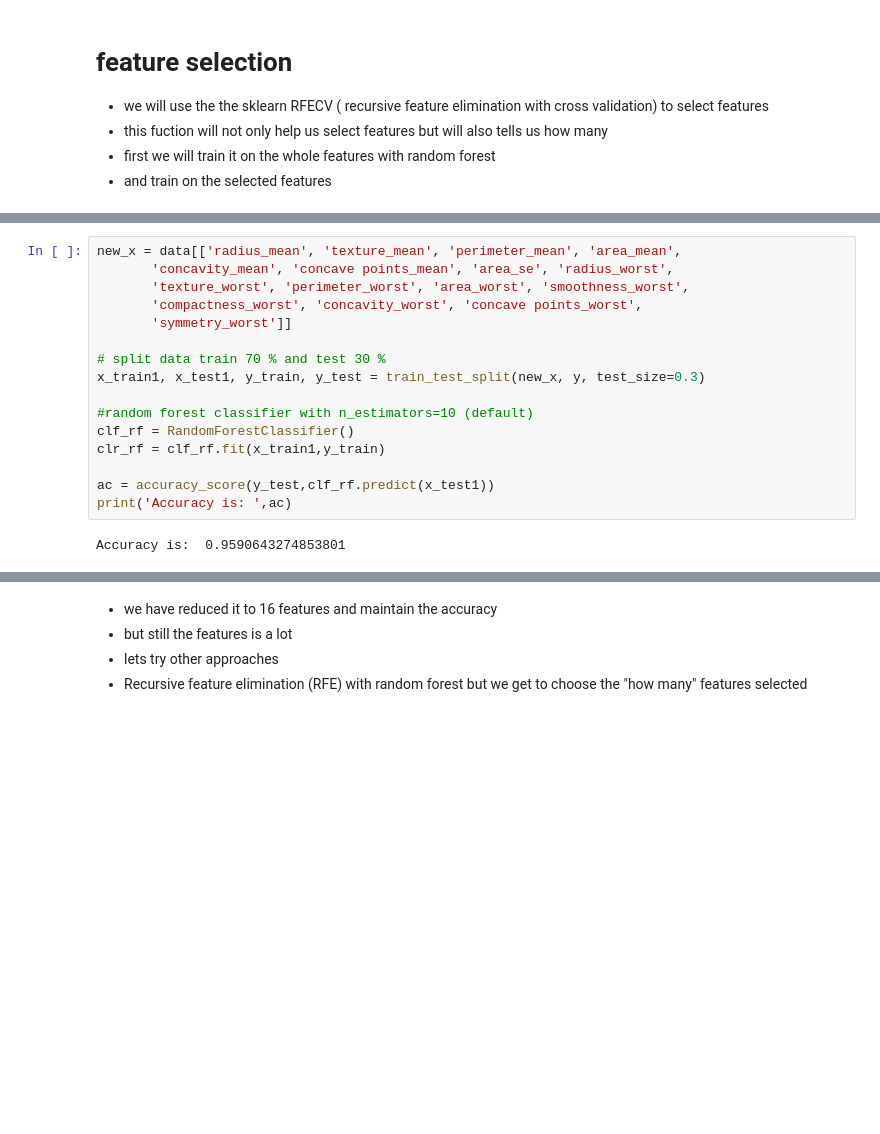
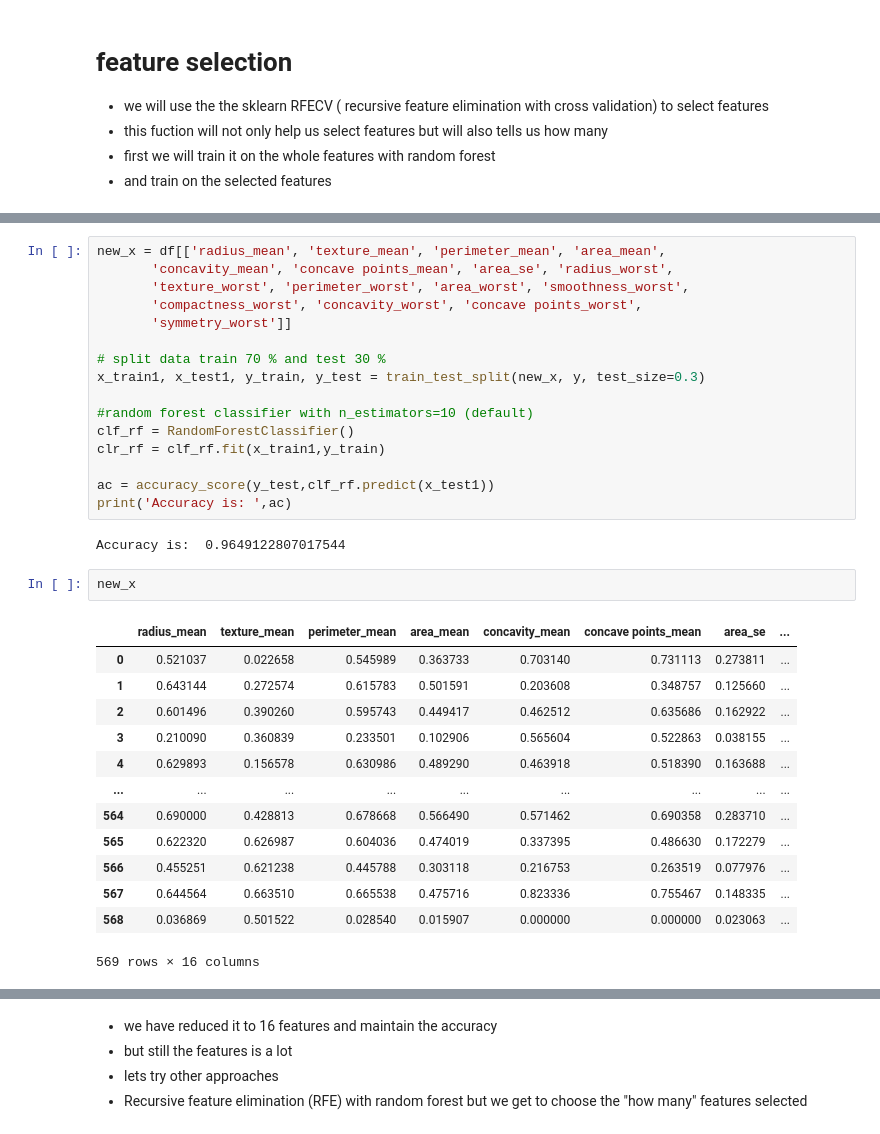
Before and after one commit to sam23121/Breast_cancer, a Jupyter notebook: notebooks/EDA.ipynb, the cells around one changed output, grey strips where cells are left out. Cells and saved outputs as stored; diff of their text form; blank space fills up the shorter version.

```diff
--- a/notebooks/EDA.ipynb
+++ b/notebooks/EDA.ipynb
@@ -160,6 +249,6 @@ Best features : Index(['radius_mean', 'texture_mean', 'perimeter_mean', 'area_me
       dtype='object')
 # %%
-new_x = data[['radius_mean', 'texture_mean', 'perimeter_mean', 'area_mean',
+new_x = df[['radius_mean', 'texture_mean', 'perimeter_mean', 'area_mean',
        'concavity_mean', 'concave points_mean', 'area_se', 'radius_worst',
        'texture_worst', 'perimeter_worst', 'area_worst', 'smoothness_worst',
        'compactness_worst', 'concavity_worst', 'concave points_worst',
@@ -175,4 +264,20 @@ clr_rf = clf_rf.fit(x_train1,y_train)
 ac = accuracy_score(y_test,clf_rf.predict(x_test1))
 print('Accuracy is: ',ac)
 # %% [output]
-Accuracy is:  0.9590643274853801
+Accuracy is:  0.9649122807017544
+# %%
+new_x
+# %% [output]
+|  | radius_mean | texture_mean | perimeter_mean | area_mean | concavity_mean | concave points_mean | area_se | ... |
+| 0 | 0.521037 | 0.022658 | 0.545989 | 0.363733 | 0.703140 | 0.731113 | 0.273811 | ... |
+| 1 | 0.643144 | 0.272574 | 0.615783 | 0.501591 | 0.203608 | 0.348757 | 0.125660 | ... |
+| 2 | 0.601496 | 0.390260 | 0.595743 | 0.449417 | 0.462512 | 0.635686 | 0.162922 | ... |
+| 3 | 0.210090 | 0.360839 | 0.233501 | 0.102906 | 0.565604 | 0.522863 | 0.038155 | ... |
+| 4 | 0.629893 | 0.156578 | 0.630986 | 0.489290 | 0.463918 | 0.518390 | 0.163688 | ... |
+| ... | ... | ... | ... | ... | ... | ... | ... | ... |
+| 564 | 0.690000 | 0.428813 | 0.678668 | 0.566490 | 0.571462 | 0.690358 | 0.283710 | ... |
+| 565 | 0.622320 | 0.626987 | 0.604036 | 0.474019 | 0.337395 | 0.486630 | 0.172279 | ... |
+| 566 | 0.455251 | 0.621238 | 0.445788 | 0.303118 | 0.216753 | 0.263519 | 0.077976 | ... |
+| 567 | 0.644564 | 0.663510 | 0.665538 | 0.475716 | 0.823336 | 0.755467 | 0.148335 | ... |
+| 568 | 0.036869 | 0.501522 | 0.028540 | 0.015907 | 0.000000 | 0.000000 | 0.023063 | ... |
+569 rows × 16 columns
```
Also changed, not shown: parts of 26 cells of this notebook, 3 other files.
